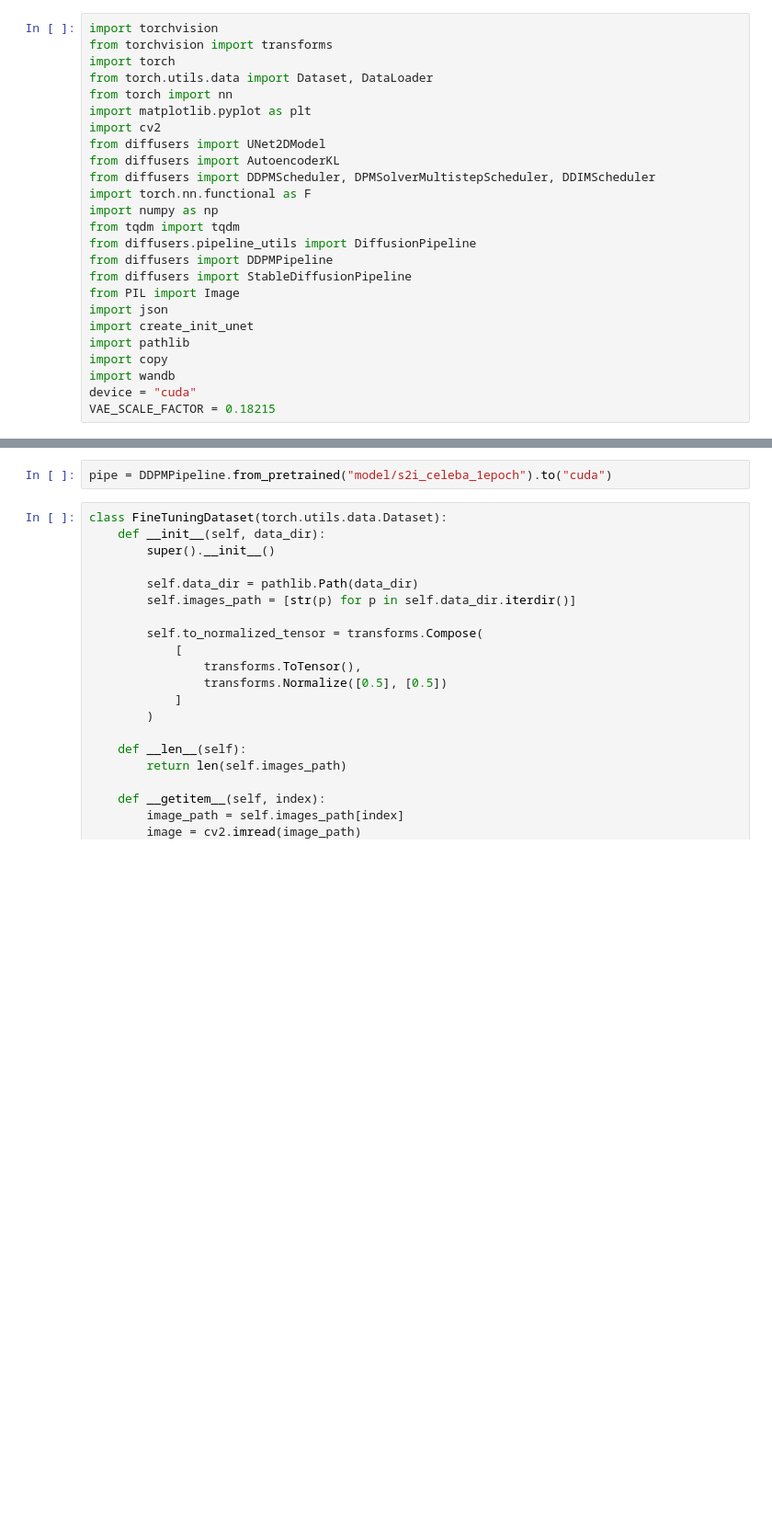
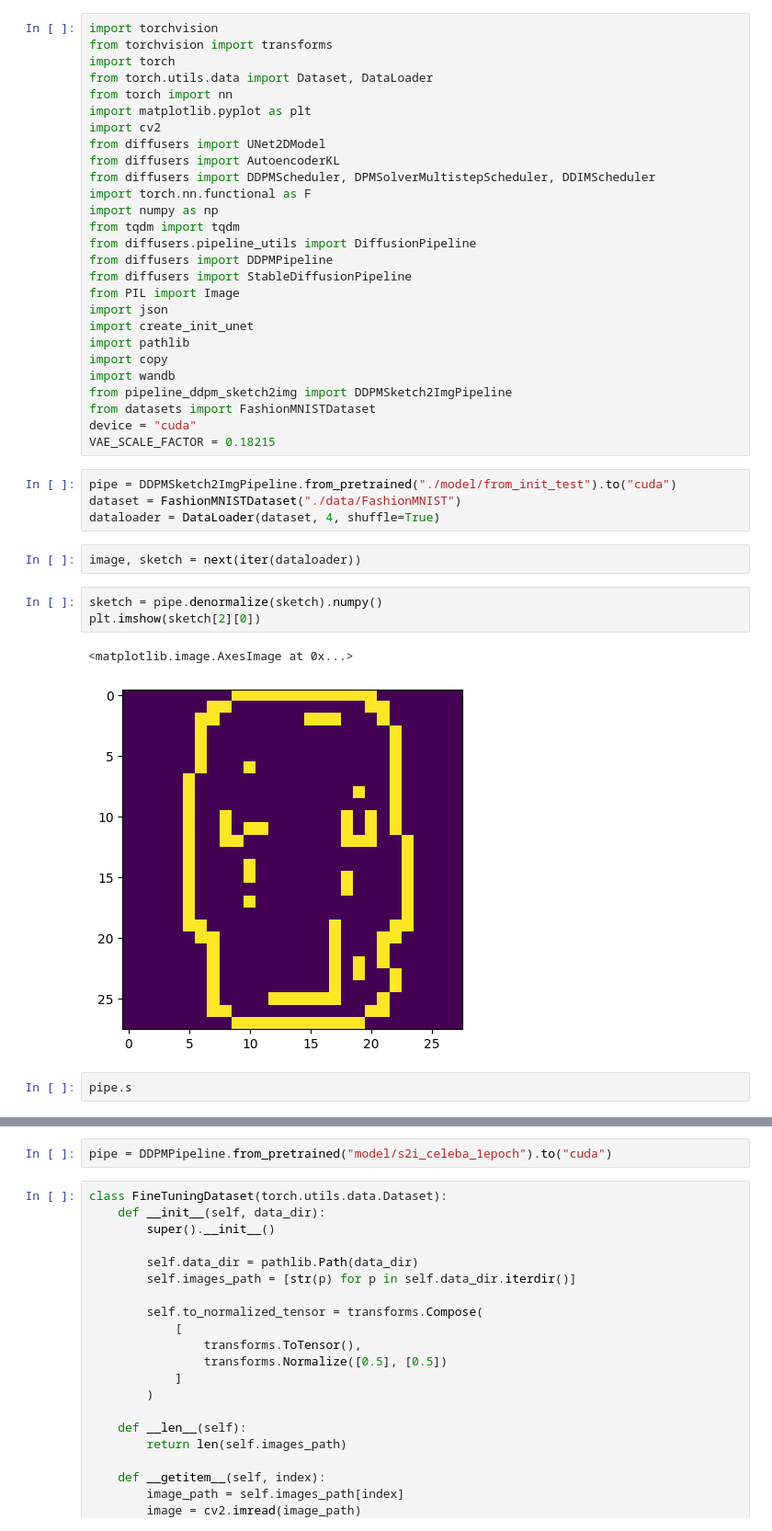
Before and after one commit to IzumiSatoshi/sketch2img, a Jupyter notebook: dev.ipynb, the cells around one changed output, grey strips where cells are left out. Shown at 92% size. Cells and saved outputs as stored; diff of their text form; blank space fills up the shorter version.

```diff
--- a/dev.ipynb
+++ b/dev.ipynb
@@ -21,5 +21,21 @@ import create_init_unet
 import pathlib
 import copy
 import wandb
+from pipeline_ddpm_sketch2img import DDPMSketch2ImgPipeline
+from datasets import FashionMNISTDataset
 device = "cuda"
 VAE_SCALE_FACTOR = 0.18215
+# %%
+pipe = DDPMSketch2ImgPipeline.from_pretrained("./model/from_init_test").to("cuda")
+dataset = FashionMNISTDataset("./data/FashionMNIST")
+dataloader = DataLoader(dataset, 4, shuffle=True)
+# %%
+image, sketch = next(iter(dataloader))
+# %%
+sketch = pipe.denormalize(sketch).numpy()
+plt.imshow(sketch[2][0])
+# %% [output]
+<matplotlib.image.AxesImage at 0x...>
+[figure, added]
+# %%
+pipe.s
```
Also changed, not shown: parts of 19 cells of this notebook, 5 other files.
